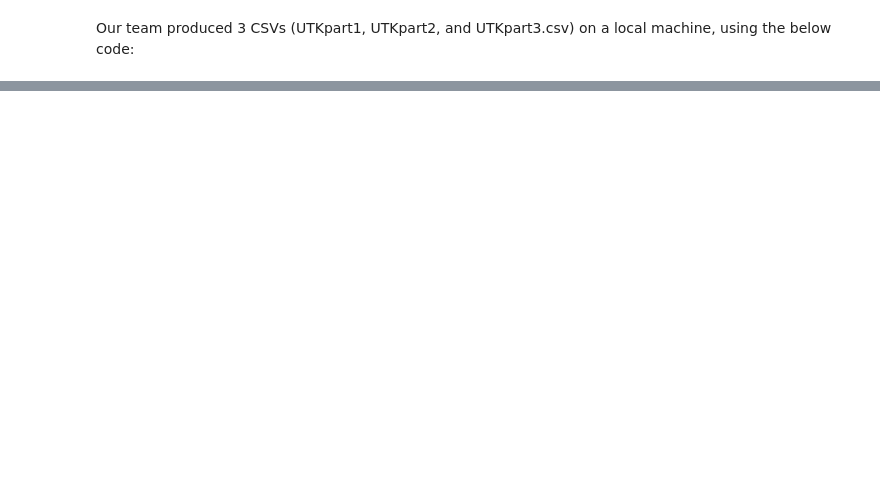
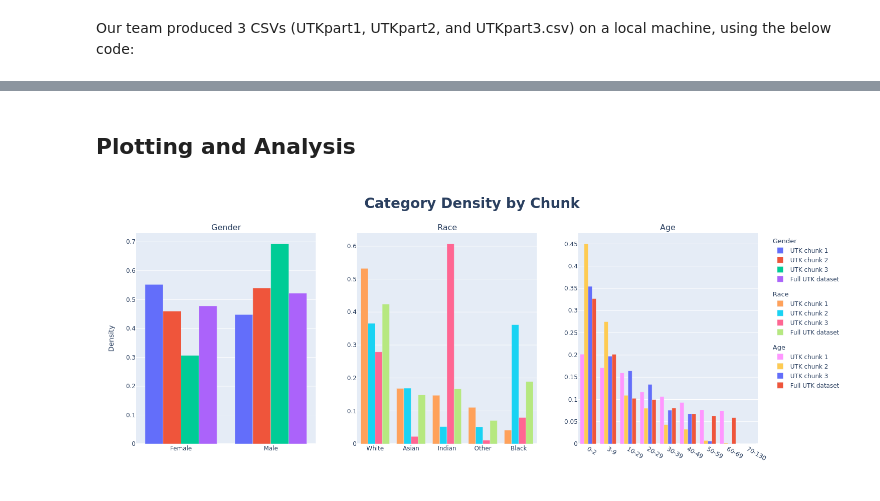
Before and after one commit to CUBoulder-DS/5301-5000-Final-Report, a Jupyter notebook: 5301_Final_Report.ipynb, the cells around one changed output, grey strips where cells are left out. Saved outputs shown, nothing was run; the diff lists cells and outputs as text; code cells hidden in the pictures; blank space fills up the shorter version.

```diff
--- a/5301_Final_Report.ipynb
+++ b/5301_Final_Report.ipynb
@@ -366,0 +161,47 @@ That only works for Jupyter Books. We are just generating a single ipynb HTML fi
+# %% [markdown]
+## Plotting and Analysis
+# %%
+fig = make_subplots(rows=1, cols=3, subplot_titles=("Gender", "Race", "Age"))
+
+# change age type to an ordered categorical variable
+for df in [df_utk_1, df_utk_2, df_utk_3, df_utk]:
+    df.src_age_grp = pd.Categorical(
+        df.src_age_grp,categories=["0-2","3-9","10-29","20-29","30-39","40-49","50-59","60-69","70-130"],ordered=True
+    )
+
+# Plot bar plots of each factor, for each chuck of dataset + full
+for i, df in enumerate([df_utk_1, df_utk_2, df_utk_3, df_utk]):
+    fig.add_trace(
+        go.Bar(
+            legendgroup="Gender",legendgrouptitle=go.bar.Legendgrouptitle(text="Gender"), #PC - added to group legends
+            x=list(df["src_gender"].value_counts().index),
+            y=list(df["src_gender"].value_counts(normalize=True)),
+            name=('UTK chunk '+str(i+1)) if i < 3 else "Full UTK dataset"
+        ), row= 1, col = 1
+    )
+for i, df in enumerate([df_utk_1, df_utk_2, df_utk_3, df_utk]):
+    fig.append_trace(
+        go.Bar(
+            legendgroup="Race",legendgrouptitle=go.bar.Legendgrouptitle(text="Race"),
+            x=list(df["src_race"].value_counts().index),
+            y=list(df["src_race"].value_counts(normalize=True)),
+            name=('UTK chunk '+str(i+1)) if i < 3 else "Full UTK dataset"
+        ), row = 1, col = 2
+    )
+for i, df in enumerate([df_utk_1, df_utk_2, df_utk_3, df_utk]):
+    fig.append_trace(
+        go.Bar(
+            legendgroup="Age",legendgrouptitle=go.bar.Legendgrouptitle(text="Age"),
+            x=(df["src_age_grp"].value_counts().index.sort_values()), #updated to sort on categorical levels
+            y=(df["src_age_grp"].value_counts(normalize=True)),
+            name=('UTK chunk '+str(i+1)) if i < 3 else "Full UTK dataset"
+        ), row = 1, col = 3
+    )
+fig.update_layout(height=600, width=1500,
+                    title_text="<b>Category Density by Chunk<b>",
+                    title_font_size= 28, title_x = 0.5,
+                    yaxis_title = "Density"
+                ) #did this to change plot width
+fig.show()
+# %% [output]
+[figure, added]
```
Also changed, not shown: parts of 92 cells of this notebook, 1 other file.
